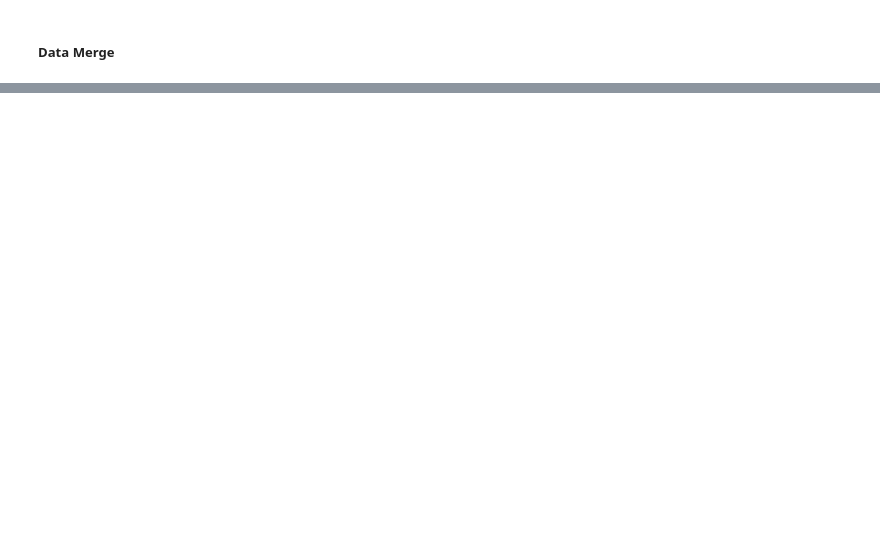
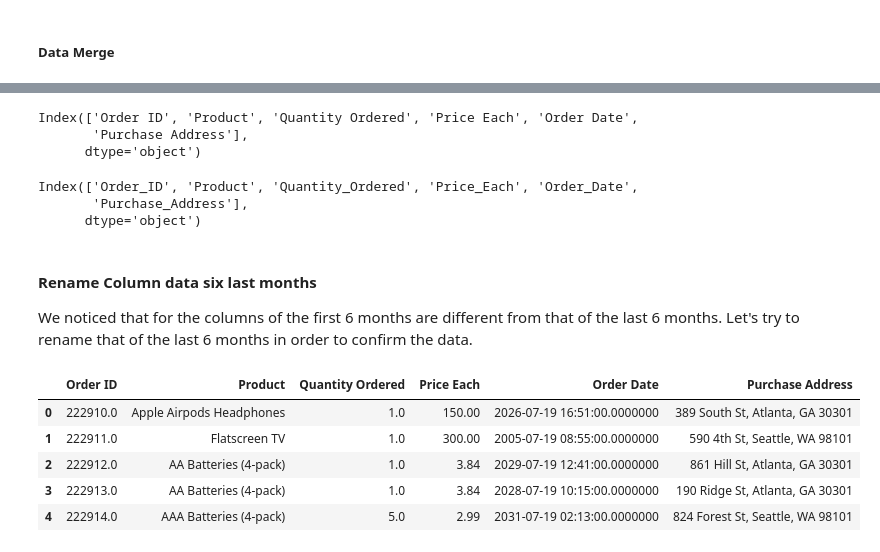
Before and after one commit to bambadij/sales_data_collected_2019, a Jupyter notebook: project.ipynb, the cells around one changed output, grey strips where cells are left out. Drawn from its saved outputs; the diff is of its cells as text; code cells hidden in the pictures; blank space fills up the shorter version.

```diff
--- a/project.ipynb
+++ b/project.ipynb
@@ -265,2 +280,5 @@ data_dec.shape
 # %% [markdown]
 ##### Data Merge
+# %%
+data_six_last_mont =pd.concat ([data_July,data_Aug,data_Sept,data_Nov,data_dec],ignore_index=False)
+data_six_last_mont.head()
@@ -270,0 +302,35 @@ data.head()
+# %%
+#check columns six first month
+data_six_first_month.columns
+# %% [output]
+Index(['Order ID', 'Product', 'Quantity Ordered', 'Price Each', 'Order Date',
+       'Purchase Address'],
+      dtype='object')
+# %%
+#let's check data sixe last month
+data_six_last_mont.columns
+# %% [output]
+Index(['Order_ID', 'Product', 'Quantity_Ordered', 'Price_Each', 'Order_Date',
+       'Purchase_Address'],
+      dtype='object')
+# %% [markdown]
+#### Rename Column data six last months
+We noticed that for the columns of the first 6 months are different from that of the last 6 months. Let's try to rename that of the last 6 months in order to confirm the data.
+# %%
+df1 = pd.DataFrame(data_six_last_mont)
+df1 = df1.rename(columns={
+    'Order_ID':'Order ID',
+    'Quantity_Ordered':'Quantity Ordered',
+    'Price_Each':'Price Each',
+    'Order_Date':'Order Date',
+    'Purchase_Address':'Purchase Address'
+})
+
+df1.head()
+# %% [output]
+|  | Order ID | Product | Quantity Ordered | Price Each | Order Date | Purchase Address |
+| 0 | 222910.0 | Apple Airpods Headphones | 1.0 | 150.00 | 2026-07-19 16:51:00.0000000 | 389 South St, Atlanta, GA 30301 |
+| 1 | 222911.0 | Flatscreen TV | 1.0 | 300.00 | 2005-07-19 08:55:00.0000000 | 590 4th St, Seattle, WA 98101 |
+| 2 | 222912.0 | AA Batteries (4-pack) | 1.0 | 3.84 | 2029-07-19 12:41:00.0000000 | 861 Hill St, Atlanta, GA 30301 |
+| 3 | 222913.0 | AA Batteries (4-pack) | 1.0 | 3.84 | 2028-07-19 10:15:00.0000000 | 190 Ridge St, Atlanta, GA 30301 |
+| 4 | 222914.0 | AAA Batteries (4-pack) | 5.0 | 2.99 | 2031-07-19 02:13:00.0000000 | 824 Forest St, Seattle, WA 98101 |
```
Also changed, not shown: parts of 19 cells of this notebook.
